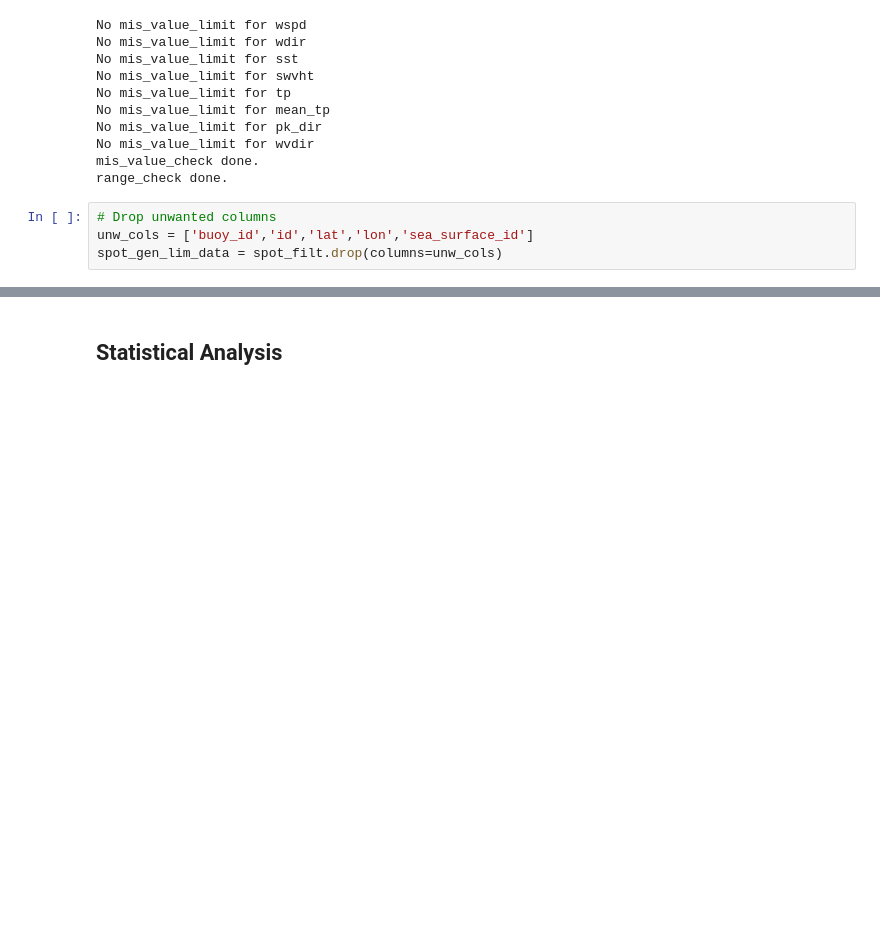
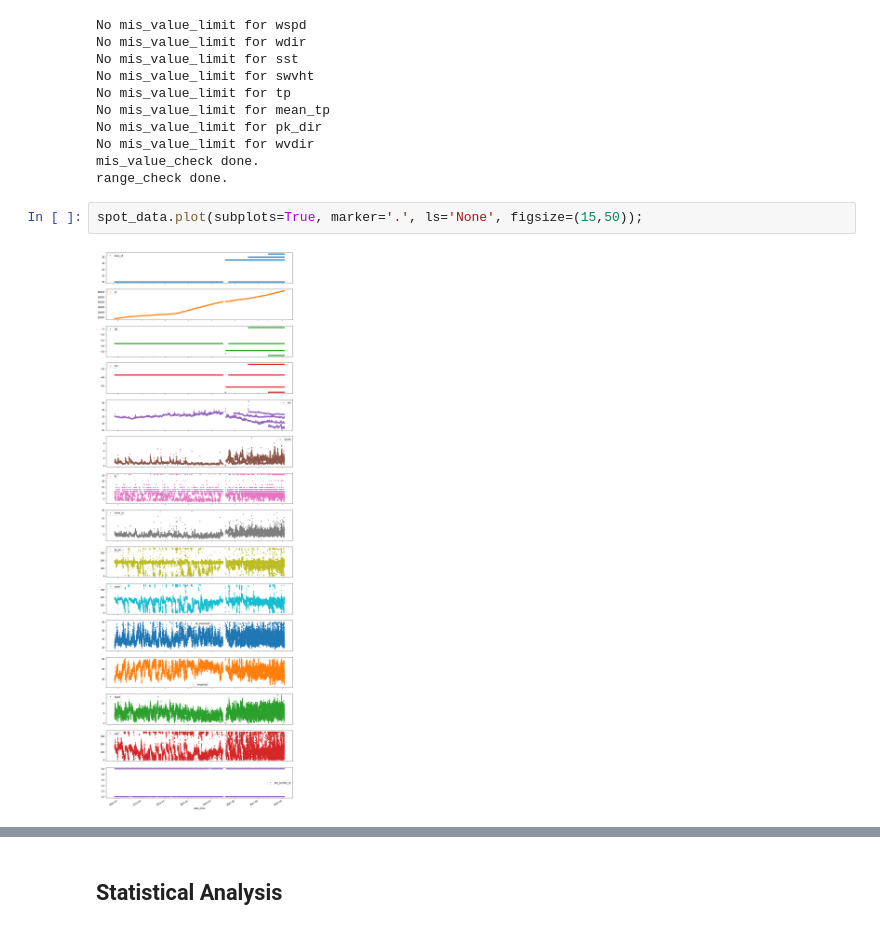
Before and after one commit to PNBOIA-Brasil/pnboia_qc, a Jupyter notebook: notebooks/limits_generation/spotter_qc.ipynb, the cells around one changed output, grey strips where cells are left out. Saved outputs shown, nothing was run; the diff lists cells and outputs as text; blank space fills up the shorter version.

```diff
--- a/notebooks/limits_generation/spotter_qc.ipynb
+++ b/notebooks/limits_generation/spotter_qc.ipynb
@@ -85,7 +174,7 @@ No mis_value_limit for pk_dir
 No mis_value_limit for wvdir
 mis_value_check done.
 range_check done.
-# %%
-# Drop unwanted columns
-unw_cols = ['buoy_id','id','lat','lon','sea_surface_id']
-spot_gen_lim_data = spot_filt.drop(columns=unw_cols)
+# %%
+spot_data.plot(subplots=True, marker='.', ls='None', figsize=(15,50));
+# %% [output]
+[figure, added]
```
Also changed, not shown: parts of 11 cells of this notebook.
